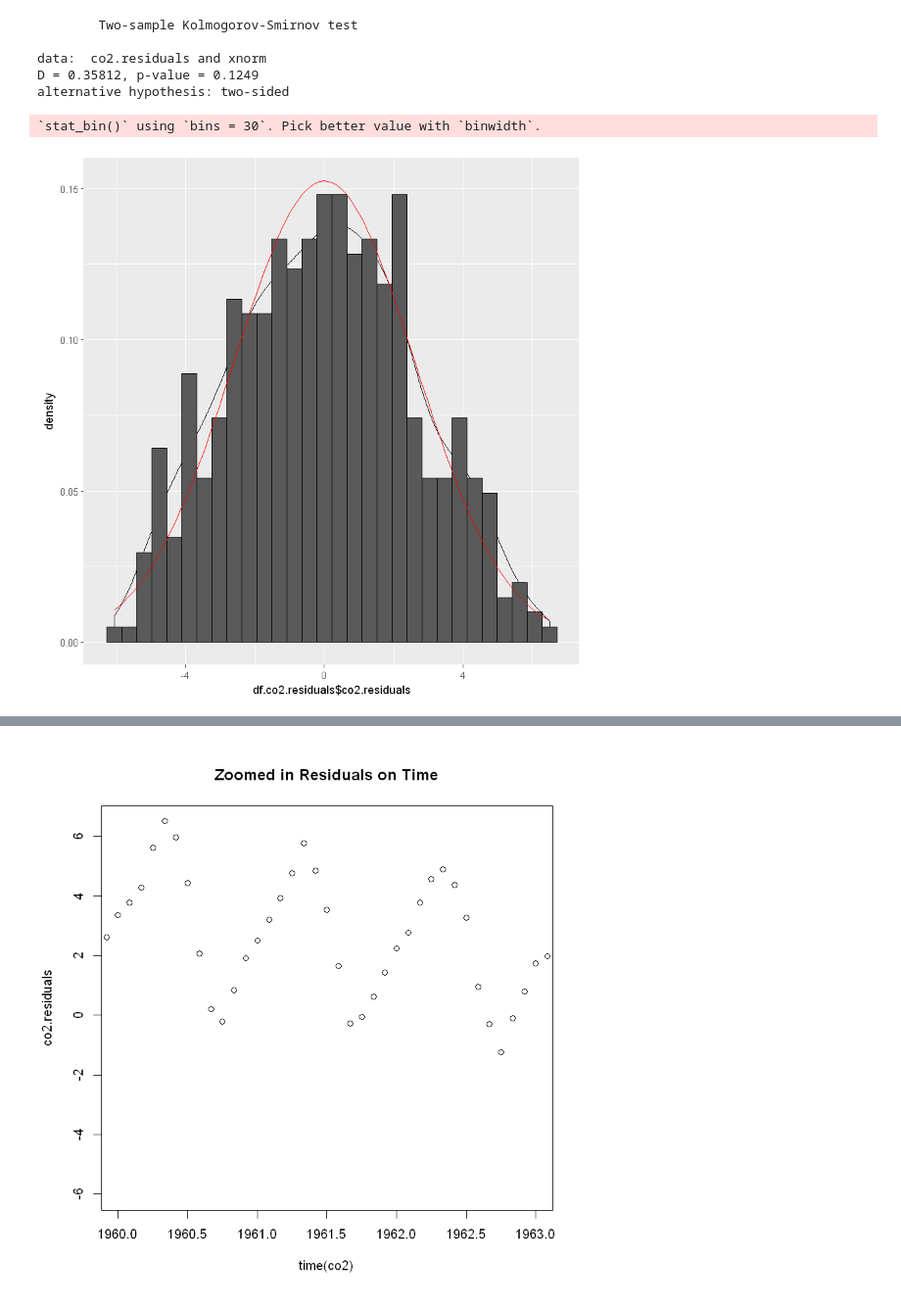
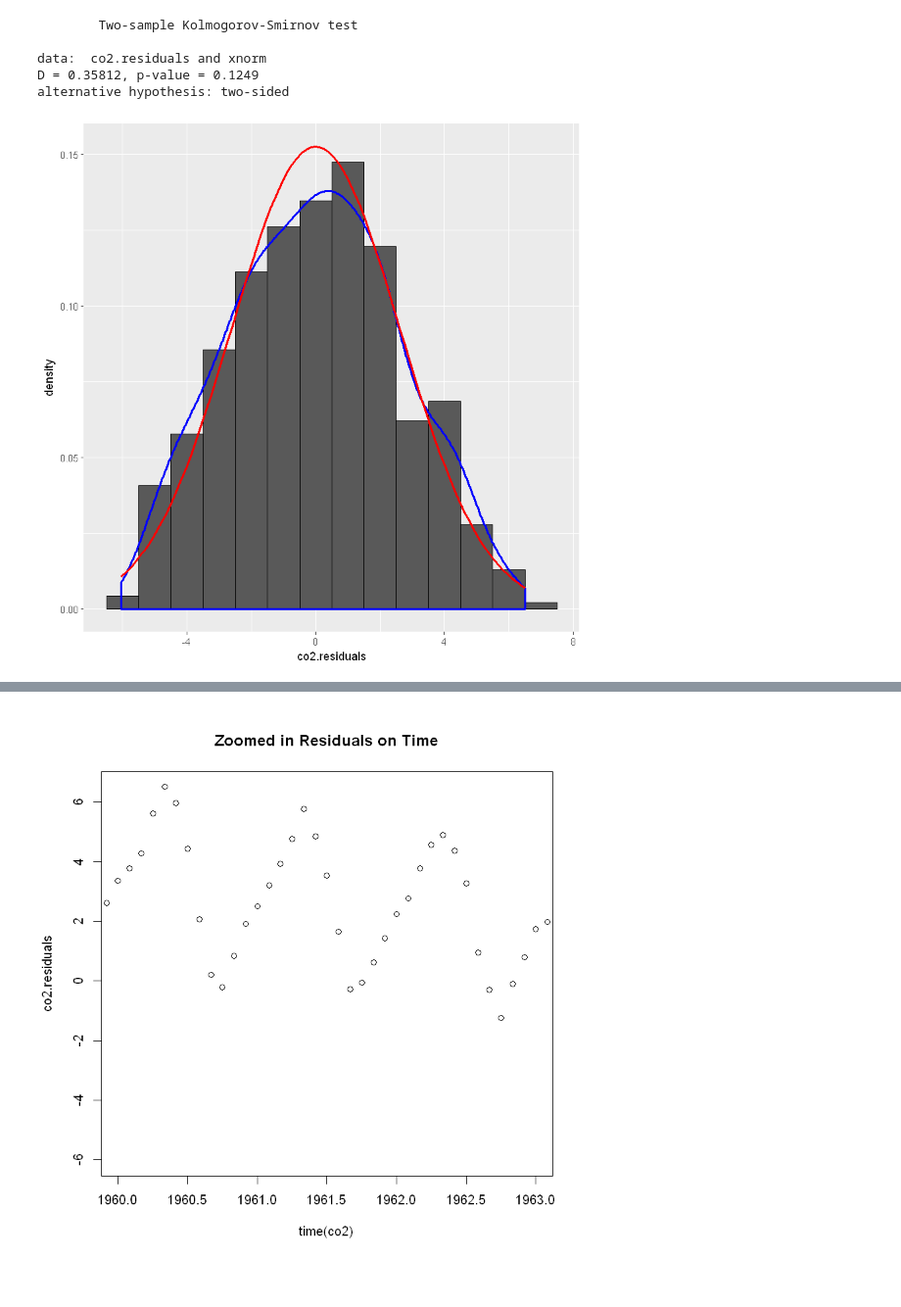
Before and after one commit to MitRoberts/coursera-time-series, a Jupyter notebook: notebooks/time-series-coursera.ipynb, the cells around one changed output, grey strips where cells are left out. Shown: that part at 98% size. Drawn from its saved outputs; the diff is of its cells as text; code cells hidden in the pictures.

```diff
--- a/notebooks/time-series-coursera.ipynb
+++ b/notebooks/time-series-coursera.ipynb
@@ -64,0 +59,5 @@ lines(density(small.size.dataset), col='red', lwd=5)
+# %%
+
+df.small.size.dataset <- data.frame(small.size.dataset)
+base <- ggplot(df.small.size.dataset, aes(small.size.dataset))  + geom_histogram(colour="black", aes(y=..density..), binwidth=10) + geom_density(colour = "blue", lwd=1)
+base + stat_function(fun = dnorm, colour = "red", lwd=1, args = list(mean = mean(small.size.dataset), sd = sd(small.size.dataset)))
@@ -178,11 +179,12 @@ D = 0.35812, p-value = 0.1249
 alternative hypothesis: two-sided
 # %%
 
-base <- ggplot(df.co2.residuals, aes(df.co2.residuals$co2.residuals)) + geom_density() + geom_histogram(colour="black", aes(y=..density..))
-base + stat_function(fun = dnorm, colour = "red", args = list(mean = mean(df.co2.residuals$co2.residuals), sd = sd(df.co2.residuals$co2.residuals)))
+
+
+base <- ggplot(df.co2.residuals, aes(co2.residuals))  + geom_histogram(colour="black", aes(y=..density..), binwidth=1) + geom_density(colour = "blue", lwd=1)
+base + stat_function(fun = dnorm, colour = "red", lwd=1, args = list(mean = mean(co2.residuals), sd = sd(co2.residuals)))
 # %% [output]
-`stat_bin()` using `bins = 30`. Pick better value with `binwidth`.
-[figure, old version]
+[figure, new version]
 # %%
 
 # function to graph normal curve over histogram
```
Also changed, not shown: parts of 9 cells of this notebook.
